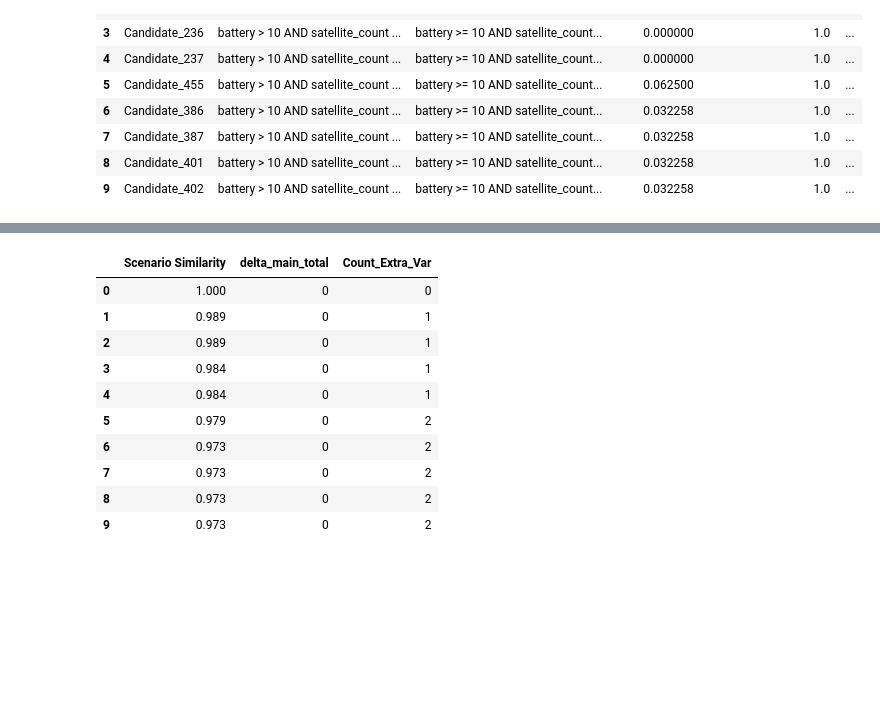
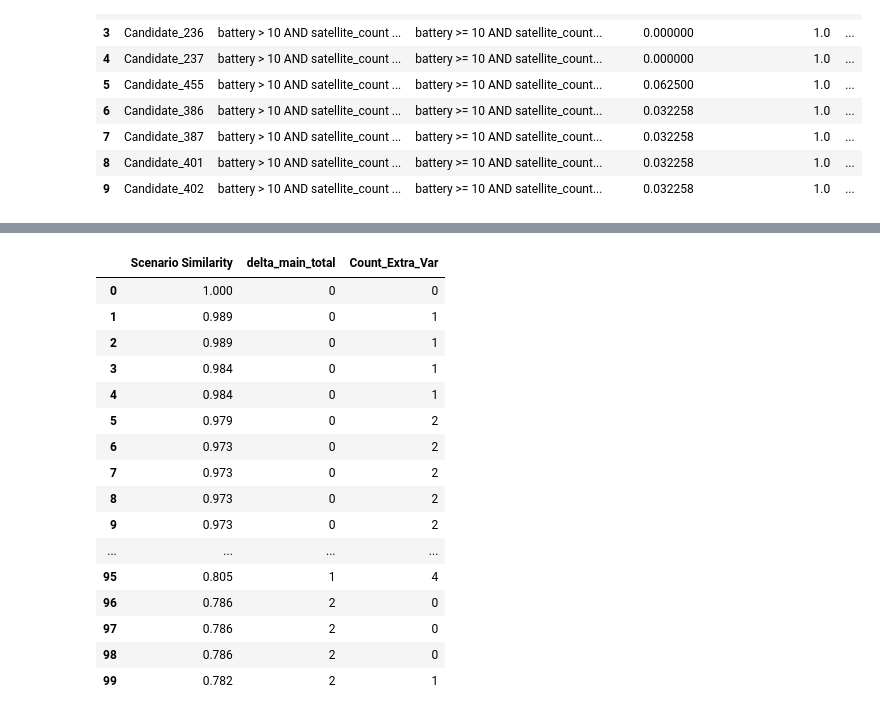
Before and after one commit to lucasvieira123/unexpected_scenario_handling_system, a Jupyter notebook: src/experiments/exploration3.ipynb, the cells around one changed output, grey strips where cells are left out. Cells and saved outputs as stored; diff of their text form; code cells hidden in the pictures; blank space fills up the shorter version.

```diff
--- a/src/experiments/exploration3.ipynb
+++ b/src/experiments/exploration3.ipynb
@@ -82,11 +82,11 @@ df["delta_main_given"] = abs(df["Count_Main_Var_Given"] - 3)
 df["delta_main_then"] = abs(df["Count_Main_Var_Then"] - 2)
 df["delta_main_total"] = df["delta_main_given"] + df["delta_main_then"]
 # %%
-df=df[['Scenario Similarity',
+df=df[['Scenario','Scenario Similarity',
        'Count_Main_Var_Given','delta_main_given',
        'Count_Main_Var_Then','delta_main_then',
        'delta_main_total',
        'Count_Main_Var',
        'Count_Extra_Var_Given','Count_Extra_Var_Then','Count_Extra_Var']]
-df.head(10)
+df.head(300)
 # %% [output]
@@ -104,17 +110,23 @@ df.head(10)
 # %%
-df[["Scenario Similarity","delta_main_total","Count_Extra_Var"]].head(10)
+df[["Scenario Similarity","delta_main_total","Count_Extra_Var"]].head(100)
 # %% [output]
 |  | Scenario Similarity | delta_main_total | Count_Extra_Var |
 | 0 | 1.000 | 0 | 0 |
 | 1 | 0.989 | 0 | 1 |
 | 2 | 0.989 | 0 | 1 |
 | 3 | 0.984 | 0 | 1 |
 | 4 | 0.984 | 0 | 1 |
 | 5 | 0.979 | 0 | 2 |
 | 6 | 0.973 | 0 | 2 |
 | 7 | 0.973 | 0 | 2 |
 | 8 | 0.973 | 0 | 2 |
 | 9 | 0.973 | 0 | 2 |
+| ... | ... | ... | ... |
+| 95 | 0.805 | 1 | 4 |
+| 96 | 0.786 | 2 | 0 |
+| 97 | 0.786 | 2 | 0 |
+| 98 | 0.786 | 2 | 0 |
+| 99 | 0.782 | 2 | 1 |
 # %%
 import plotly.express as px
 import numpy as np
```
Also changed, not shown: parts of 7 cells of this notebook, 3 other files.
